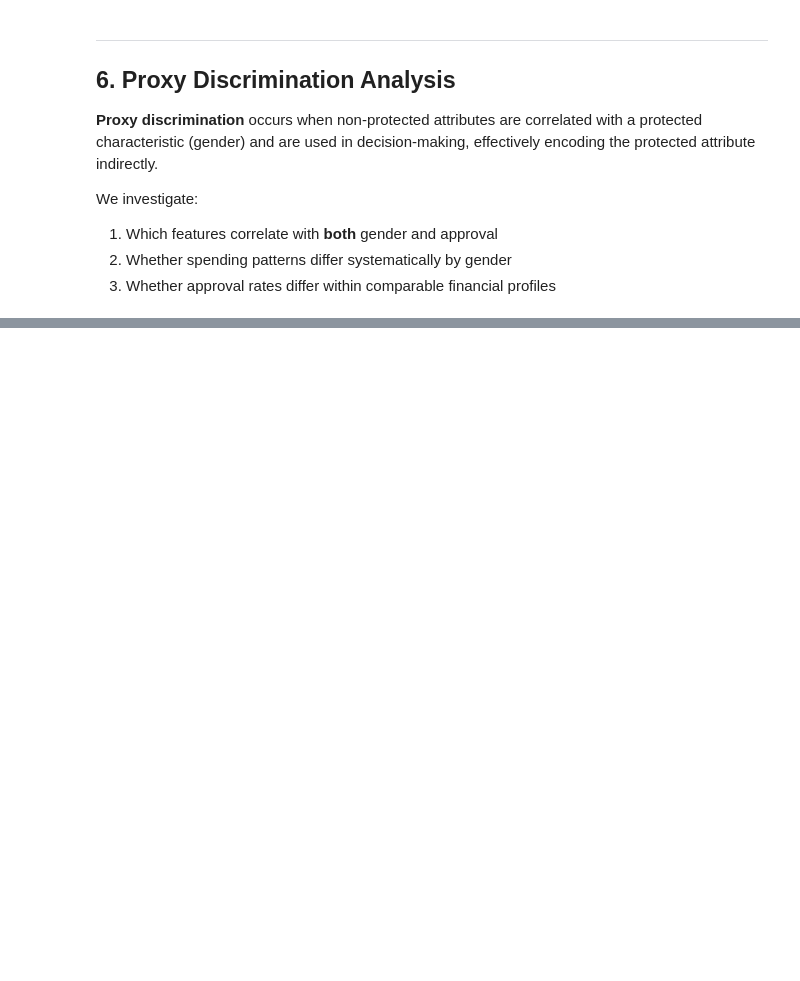
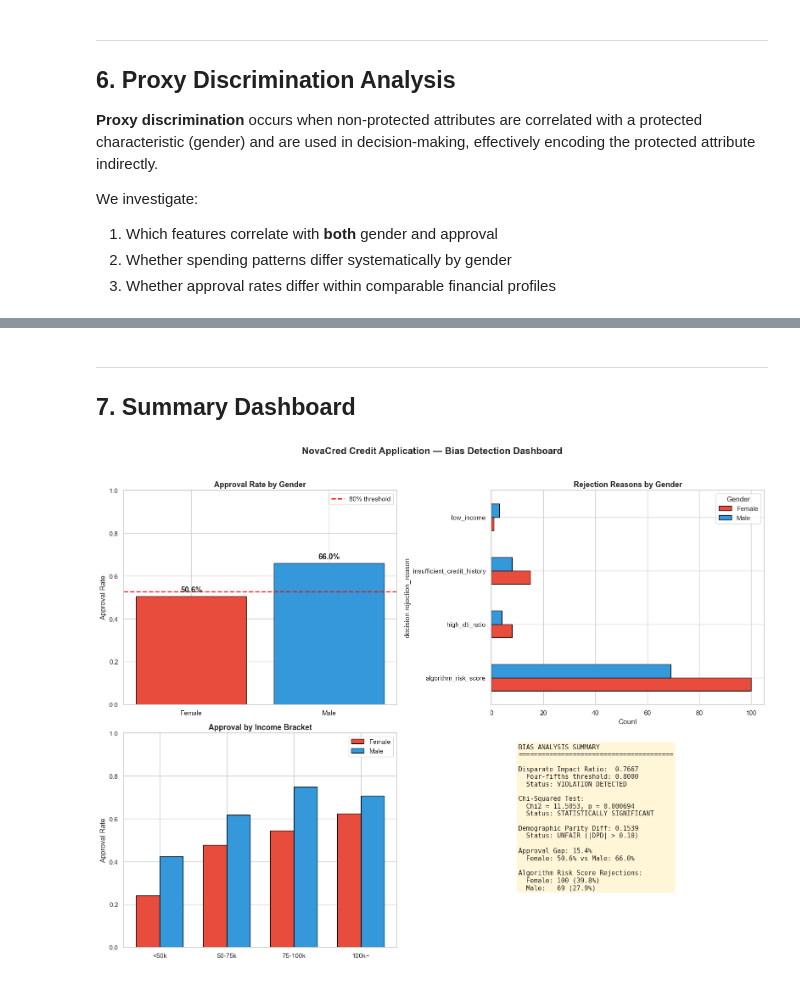
Before and after one commit to dhassunizadeh-ops/dego-project-team-TXC5, a Jupyter notebook: notebooks/02_bias_analysis.ipynb, the cells around one changed output, grey strips where cells are left out. Cells and saved outputs as stored; diff of their text form; code cells hidden in the pictures; blank space fills up the shorter version.

```diff
--- a/notebooks/02_bias_analysis.ipynb
+++ b/notebooks/02_bias_analysis.ipynb
@@ -443,0 +603,70 @@ print('yet approval rates differ significantly — supporting a finding of algor
+# %% [markdown]
+---
+## 7. Summary Dashboard
+# %%
+# Summary dashboard
+fig, axes = plt.subplots(2, 2, figsize=(16, 12))
+
+# 1. Approval rates (top-left)
+ax = axes[0, 0]
+bars = ax.bar(['Female', 'Male'], [rate_female, rate_male], color=['#e74c3c', '#3498db'], edgecolor='black')
+ax.axhline(y=rate_male * 0.8, color='red', linestyle='--', linewidth=2, label='80% threshold')
+ax.set_title('Approval Rate by Gender', fontsize=13, fontweight='bold')
+ax.set_ylabel('Approval Rate')
+ax.set_ylim(0, 1)
+for bar, rate in zip(bars, [rate_female, rate_male]):
+    ax.text(bar.get_x() + bar.get_width()/2., bar.get_height() + 0.02,
+            f'{rate:.1%}', ha='center', fontsize=13, fontweight='bold')
+ax.legend()
+
+# 2. Rejection reasons (top-right)
+ax = axes[0, 1]
+rejection_counts_plot = pd.crosstab(rejected['decision.rejection_reason'], rejected['applicant_info.gender'])
+rejection_counts_plot.plot(kind='barh', ax=ax, color=['#e74c3c', '#3498db'], edgecolor='black')
+ax.set_title('Rejection Reasons by Gender', fontsize=13, fontweight='bold')
+ax.set_xlabel('Count')
+ax.legend(title='Gender')
+
+# 3. Income bracket analysis (bottom-left)
+ax = axes[1, 0]
+x = np.arange(len(brackets))
+ax.bar(x - 0.175, female_rates, 0.35, label='Female', color='#e74c3c', edgecolor='black')
+ax.bar(x + 0.175, male_rates, 0.35, label='Male', color='#3498db', edgecolor='black')
+ax.set_xticks(x)
+ax.set_xticklabels(brackets)
+ax.set_title('Approval by Income Bracket', fontsize=13, fontweight='bold')
+ax.set_ylabel('Approval Rate')
+ax.set_ylim(0, 1)
+ax.legend()
+
+# 4. Key metrics (bottom-right)
+ax = axes[1, 1]
+ax.axis('off')
+summary = (
+    f'BIAS ANALYSIS SUMMARY\n'
+    f'{"="*40}\n\n'
+    f'Disparate Impact Ratio:  {DIR:.4f}\n'
+    f'  Four-fifths threshold: 0.8000\n'
+    f'  Status: VIOLATION DETECTED\n\n'
+    f'Chi-Squared Test:\n'
+    f'  Chi2 = {chi2:.4f}, p = {p_value:.6f}\n'
+    f'  Status: STATISTICALLY SIGNIFICANT\n\n'
+    f'Demographic Parity Diff: {dpd:.4f}\n'
+    f'  Status: UNFAIR (|DPD| > 0.10)\n\n'
+    f'Approval Gap: {rate_male - rate_female:.1%}\n'
+    f'  Female: {rate_female:.1%} vs Male: {rate_male:.1%}\n\n'
+    f'Algorithm Risk Score Rejections:\n'
+    f'  Female: {algo_f} ({algo_f/total_f:.1%})\n'
+    f'  Male:   {algo_m} ({algo_m/total_m:.1%})'
+)
+ax.text(0.1, 0.95, summary, transform=ax.transAxes, fontsize=11,
+       verticalalignment='top', fontfamily='monospace',
+       bbox=dict(boxstyle='round', facecolor='#fff3cd', alpha=0.8))
+
+plt.suptitle('NovaCred Credit Application — Bias Detection Dashboard',
+            fontsize=16, fontweight='bold', y=1.02)
+plt.tight_layout()
+plt.savefig('../reports/bias_dashboard.png', dpi=150, bbox_inches='tight')
+plt.show()
+# %% [output]
+[figure, added]
```
Also changed, not shown: parts of 16 cells of this notebook, 7 other files.
